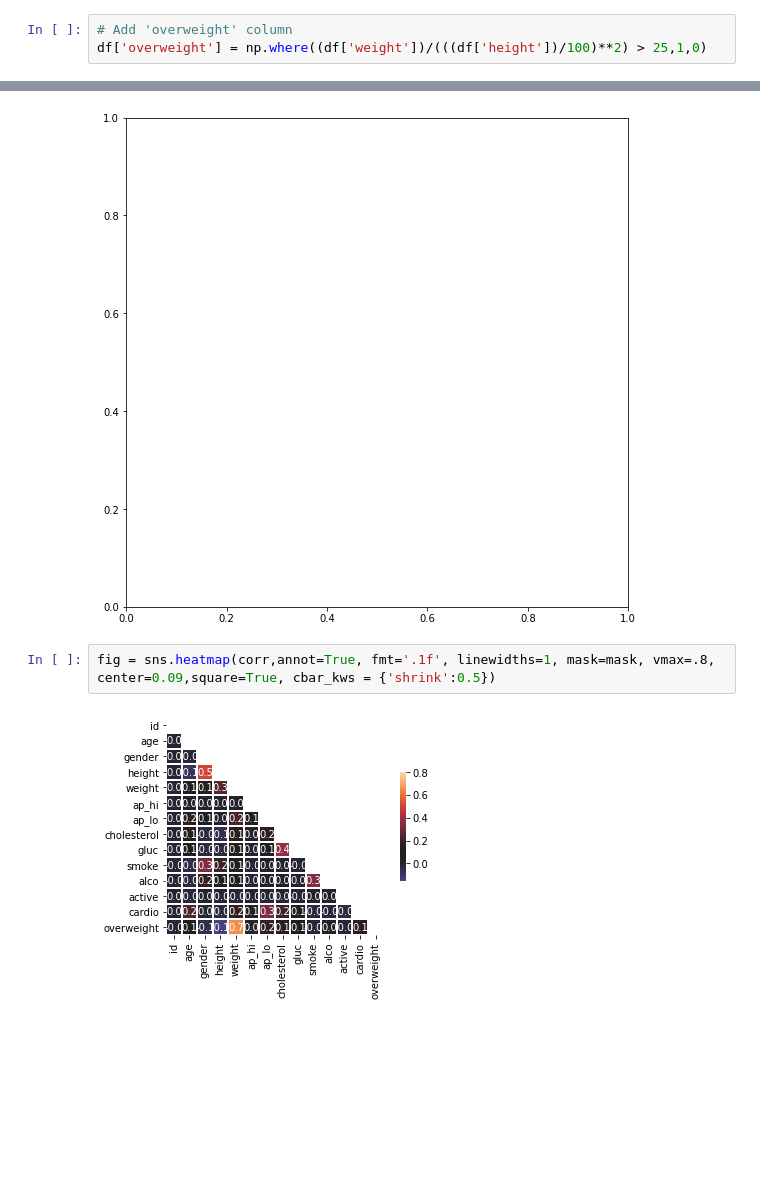
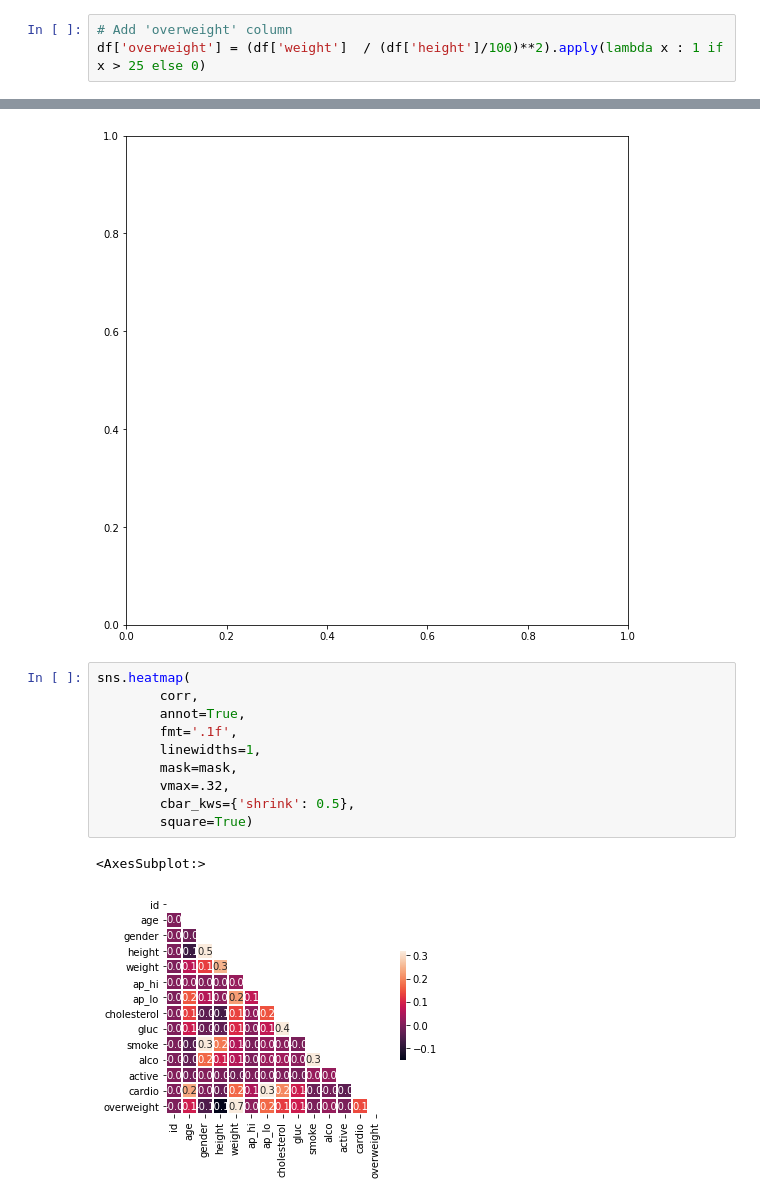
Before and after one commit to bigbisson/FCC-Data-Analyse-with-Python, a Jupyter notebook: boilerplate-medical-data-visualizer/test.ipynb, the cells around one changed output, grey strips where cells are left out. Drawn from its saved outputs; the diff is of its cells as text; blank space fills up the shorter version.

```diff
--- a/boilerplate-medical-data-visualizer/test.ipynb
+++ b/boilerplate-medical-data-visualizer/test.ipynb
@@ -8,7 +8,7 @@ import numpy as np
 df = pd.read_csv("medical_examination.csv")
 # %%
 # Add 'overweight' column
-df['overweight'] = np.where((df['weight'])/(((df['height'])/100)**2) > 25,1,0)
+df['overweight'] = (df['weight']  / (df['height']/100)**2).apply(lambda x : 1 if x > 25 else 0)
 # %%
 df['cholesterol'] = np.where(df['cholesterol'] == 1, 0, 1)
 df['gluc'] = np.where(df['gluc'] == 1, 0, 1)
@@ -52,9 +52,18 @@ fig, ax = plt.subplots(figsize=(9,9))
 # %% [output]
 [figure]
 # %%
-fig = sns.heatmap(corr,annot=True, fmt='.1f', linewidths=1, mask=mask, vmax=.8, center=0.09,square=True, cbar_kws = {'shrink':0.5})
+sns.heatmap(
+        corr,
+        annot=True,
+        fmt='.1f',
+        linewidths=1,
+        mask=mask,
+        vmax=.32,
+        cbar_kws={'shrink': 0.5},
+        square=True)
 # %% [output]
+<AxesSubplot:>
-[figure, old version]
+[figure, new version]
 # %%
 fig
 # %% [output]
```
Also changed, not shown: parts of 1 cell of this notebook, 1 other file.
